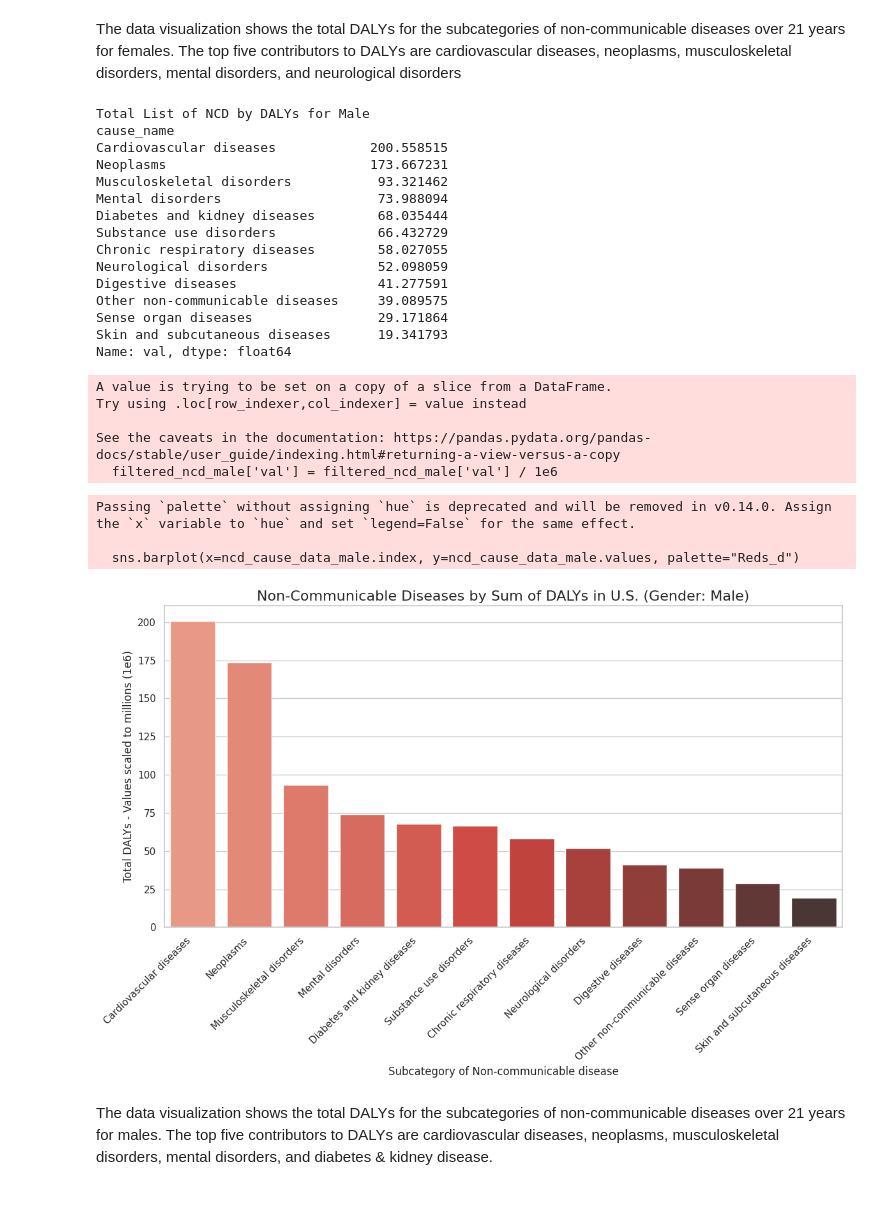
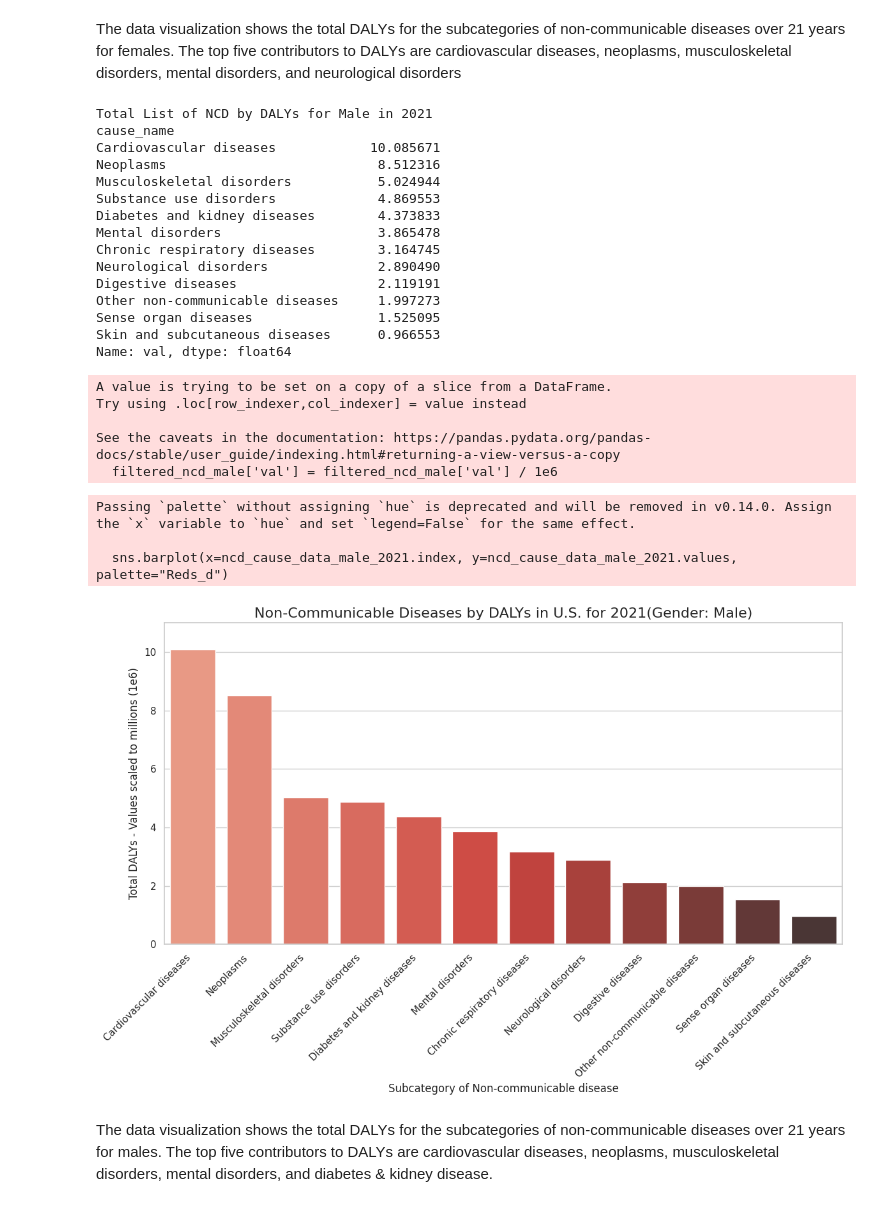
Before and after one commit to atoothman/DATA-70500, a Jupyter notebook: DATA_70500_Toothman_NonCommunicable_Diseases.ipynb, the cells around one changed output. Saved outputs shown, nothing was run; the diff lists cells and outputs as text; code cells hidden in the pictures.

```diff
--- a/DATA_70500_Toothman_NonCommunicable_Diseases.ipynb
+++ b/DATA_70500_Toothman_NonCommunicable_Diseases.ipynb
@@ -294,28 +303,32 @@ filtered_ncd_male = ncd.loc[ncd['sex_name'] == 'Male']
 # Scale male data to millions (1e6) for easier comparison
 filtered_ncd_male['val'] = filtered_ncd_male['val'] / 1e6
 
+# Filter the data to include only the year 2021
+filtered_ncd_male_2021 = filtered_ncd_male[filtered_ncd_male['year'] == 2021]
+
+
 # Drop rows where cause_name is "All Causes" or "Non-Communicable Diseases" because of redundancy in dataset
-filtered_ncd_male = filtered_ncd_male[~filtered_ncd_male['cause_name'].isin(['All causes', 'Non-communicable diseases'])]
+filtered_ncd_male_2021 = filtered_ncd_male_2021[~filtered_ncd_male_2021['cause_name'].isin(['All causes', 'Non-communicable diseases'])]
 
 # Sum of NCD for both genders over time
-ncd_cause_data_male = filtered_ncd_male.groupby('cause_name')['val'].sum().sort_values(ascending=False)
-print("Total List of NCD by DALYs for Male")
-print(ncd_cause_data_male)
+ncd_cause_data_male_2021 = filtered_ncd_male_2021.groupby('cause_name')['val'].sum().sort_values(ascending=False)
+print("Total List of NCD by DALYs for Male in 2021")
+print(ncd_cause_data_male_2021)
 # %% [output]
-Total List of NCD by DALYs for Male
+Total List of NCD by DALYs for Male in 2021
 cause_name
-Cardiovascular diseases            200.558515
-Neoplasms                          173.667231
-Musculoskeletal disorders           93.321462
-Mental disorders                    73.988094
-Diabetes and kidney diseases        68.035444
-Substance use disorders             66.432729
-Chronic respiratory diseases        58.027055
-Neurological disorders              52.098059
-Digestive diseases                  41.277591
-Other non-communicable diseases     39.089575
-Sense organ diseases                29.171864
-Skin and subcutaneous diseases      19.341793
+Cardiovascular diseases            10.085671
+Neoplasms                           8.512316
+Musculoskeletal disorders           5.024944
+Substance use disorders             4.869553
+Diabetes and kidney diseases        4.373833
+Mental disorders                    3.865478
+Chronic respiratory diseases        3.164745
+Neurological disorders              2.890490
+Digestive diseases                  2.119191
+Other non-communicable diseases     1.997273
+Sense organ diseases                1.525095
+Skin and subcutaneous diseases      0.966553
 Name: val, dtype: float64
 A value is trying to be set on a copy of a slice from a DataFrame.
 Try using .loc[row_indexer,col_indexer] = value instead
@@ -325,22 +338,25 @@ See the caveats in the documentation: https://pandas.pydata.org/pandas-docs/stab
 # %%
 # Create a bar plot of the top 5 NCD causes for male
 plt.figure(figsize=(12, 8))  # Adjust the size as needed
-sns.barplot(x=ncd_cause_data_male.index, y=ncd_cause_data_male.values, palette="Reds_d")
+sns.barplot(x=ncd_cause_data_male_2021.index, y=ncd_cause_data_male_2021.values, palette="Reds_d")
 
 # Add titles and labels
-plt.title('Non-Communicable Diseases by Sum of DALYs in U.S. (Gender: Male)', fontsize=16)
+plt.title('Non-Communicable Diseases by DALYs in U.S. for 2021(Gender: Male)', fontsize=16)
 plt.xlabel('Subcategory of Non-communicable disease', fontsize=12)
 plt.ylabel('Total DALYs - Values scaled to millions (1e6)', fontsize=12)
 plt.xticks(rotation=45, ha='right')  # Rotate x-axis labels for better readability
 
+# Set the y-axis limit to 11 so consistency on both dvs
+plt.ylim(0, 11)
+
 # Show the plot
 plt.tight_layout()
 plt.show()
 # %% [output]
 Passing `palette` without assigning `hue` is deprecated and will be removed in v0.14.0. Assign the `x` variable to `hue` and set `legend=False` for the same effect.
 
-  sns.barplot(x=ncd_cause_data_male.index, y=ncd_cause_data_male.values, palette="Reds_d")
+  sns.barplot(x=ncd_cause_data_male_2021.index, y=ncd_cause_data_male_2021.values, palette="Reds_d")
-[figure, old version]
+[figure, new version]
 # %% [markdown]
 The data visualization shows the total DALYs for the subcategories of non-communicable diseases over 21 years for males. The top five contributors to DALYs are cardiovascular diseases, neoplasms, musculoskeletal disorders, mental disorders, and diabetes & kidney disease.
 # %% [markdown]
```
Also changed, not shown: parts of 3 cells of this notebook.
